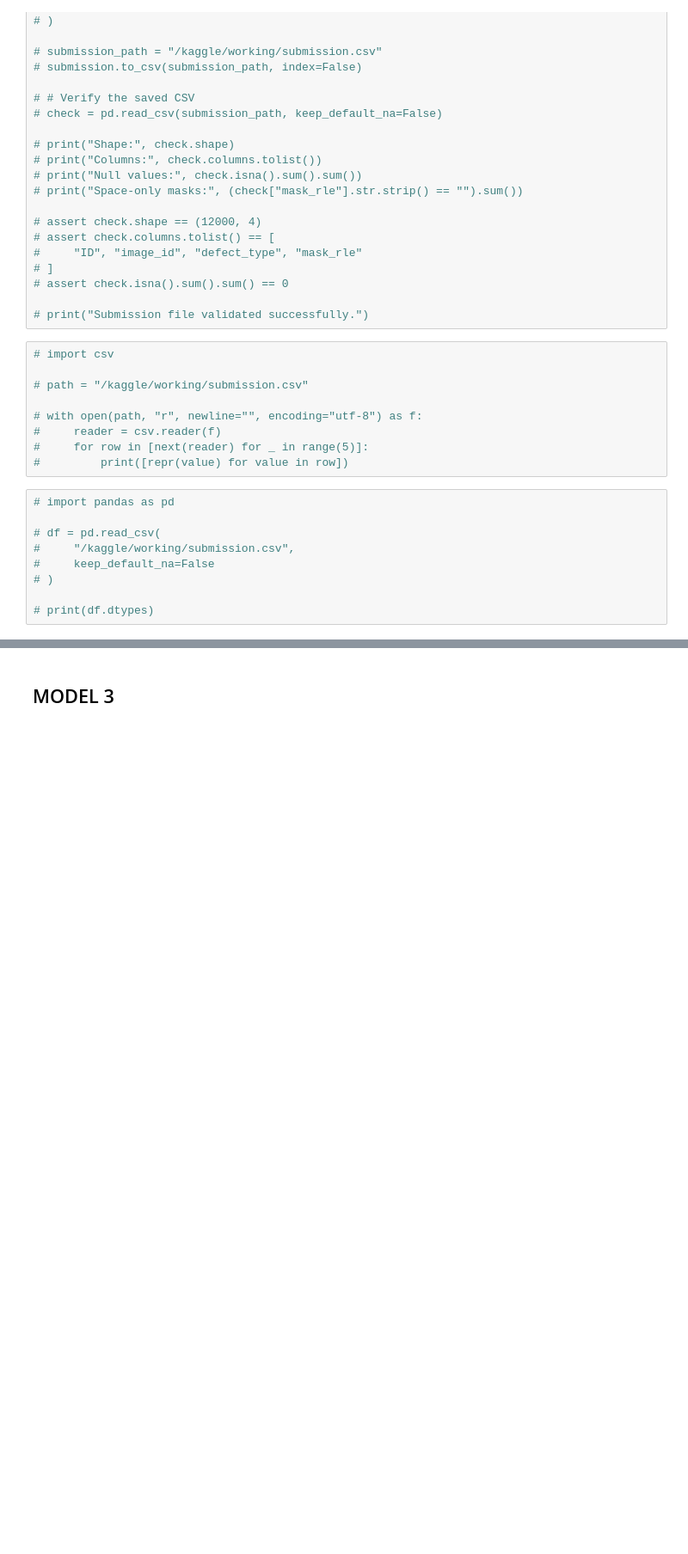
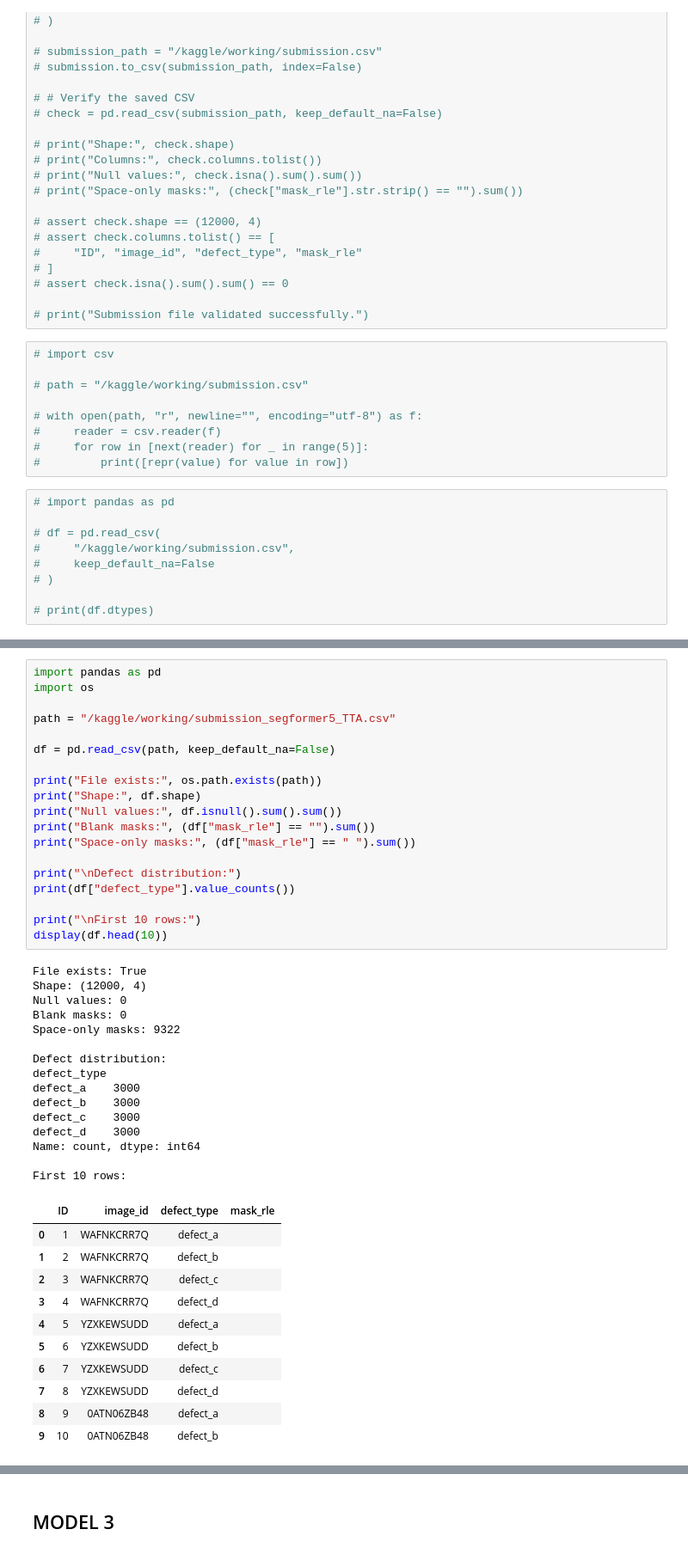
Before and after one commit to 23f3001741/23f3001741_git_challenge_lab, a Jupyter notebook: dl-23f3001741-notebook-t32026.ipynb, the cells around one changed output, grey strips where cells are left out. Shown at 86% size. Saved outputs shown, nothing was run; the diff lists cells and outputs as text; blank space fills up the shorter version.

Commit message:
Kaggle Notebook | DL-23f3001741-notebook-t32026 | Version 32

```diff
--- a/dl-23f3001741-notebook-t32026.ipynb
+++ b/dl-23f3001741-notebook-t32026.ipynb
@@ -2887,0 +4668,46 @@ with open(path, "r", newline="", encoding="utf-8") as f:
+# %%
+import pandas as pd
+import os
+
+path = "/kaggle/working/submission_segformer5_TTA.csv"
+
+df = pd.read_csv(path, keep_default_na=False)
+
+print("File exists:", os.path.exists(path))
+print("Shape:", df.shape)
+print("Null values:", df.isnull().sum().sum())
+print("Blank masks:", (df["mask_rle"] == "").sum())
+print("Space-only masks:", (df["mask_rle"] == " ").sum())
+
+print("\nDefect distribution:")
+print(df["defect_type"].value_counts())
+
+print("\nFirst 10 rows:")
+display(df.head(10))
+# %% [output]
+File exists: True
+Shape: (12000, 4)
+Null values: 0
+Blank masks: 0
+Space-only masks: 9322
+
+Defect distribution:
+defect_type
+defect_a    3000
+defect_b    3000
+defect_c    3000
+defect_d    3000
+Name: count, dtype: int64
+
+First 10 rows:
+|  | ID | image_id | defect_type | mask_rle |
+| 0 | 1 | WAFNKCRR7Q | defect_a |  |
+| 1 | 2 | WAFNKCRR7Q | defect_b |  |
+| 2 | 3 | WAFNKCRR7Q | defect_c |  |
+| 3 | 4 | WAFNKCRR7Q | defect_d |  |
+| 4 | 5 | YZXKEWSUDD | defect_a |  |
+| 5 | 6 | YZXKEWSUDD | defect_b |  |
+| 6 | 7 | YZXKEWSUDD | defect_c |  |
+| 7 | 8 | YZXKEWSUDD | defect_d |  |
+| 8 | 9 | 0ATN06ZB48 | defect_a |  |
+| 9 | 10 | 0ATN06ZB48 | defect_b |  |
```
Also changed, not shown: parts of 87 cells of this notebook.
